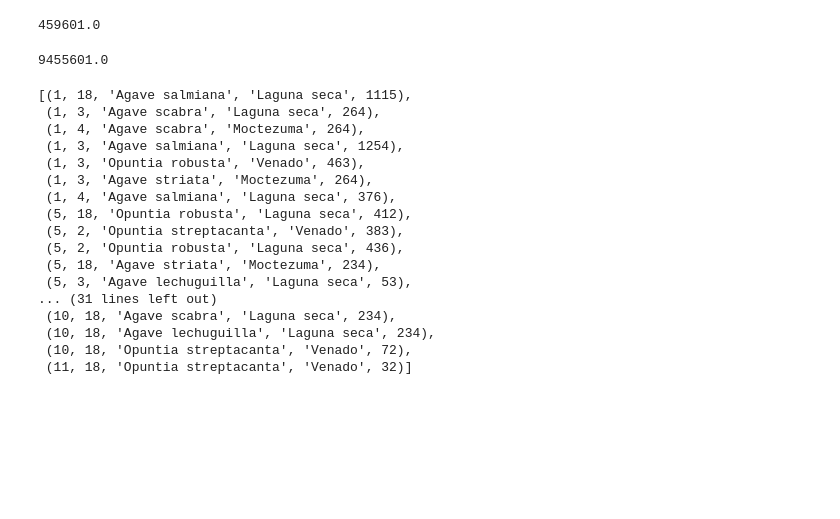
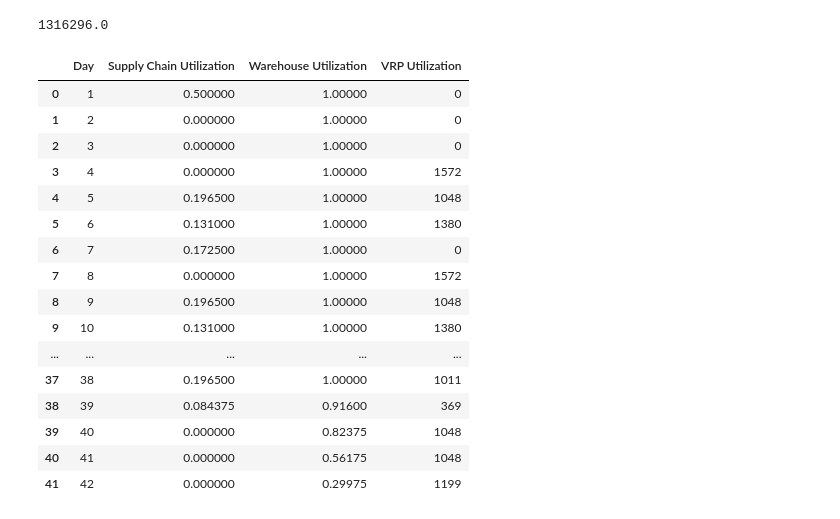
Before and after one commit to Racoo203/MA2008B, a Jupyter notebook: Reto/supply_chain_optimizer/main.ipynb, the cells around one changed output. Drawn from its saved outputs; the diff is of its cells as text; code cells hidden in the pictures; blank space fills up the shorter version.

```diff
--- a/Reto/supply_chain_optimizer/main.ipynb
+++ b/Reto/supply_chain_optimizer/main.ipynb
@@ -69,28 +72,4 @@ with open("./scheduling/vrp_actions.json", "w") as f:
-# %%
-sc_optimizer.scheduling_cost(best_solution)
-# %% [output]
-459601.0
-# %%
-best_cost
-# %% [output]
-9455601.0
-# %%
-best_solution
-# %% [output]
-[(1, 18, 'Agave salmiana', 'Laguna seca', 1115),
- (1, 3, 'Agave scabra', 'Laguna seca', 264),
- (1, 4, 'Agave scabra', 'Moctezuma', 264),
- (1, 3, 'Agave salmiana', 'Laguna seca', 1254),
- (1, 3, 'Opuntia robusta', 'Venado', 463),
- (1, 3, 'Agave striata', 'Moctezuma', 264),
- (1, 4, 'Agave salmiana', 'Laguna seca', 376),
- (5, 18, 'Opuntia robusta', 'Laguna seca', 412),
- (5, 2, 'Opuntia streptacanta', 'Venado', 383),
- (5, 2, 'Opuntia robusta', 'Laguna seca', 436),
- (5, 18, 'Agave striata', 'Moctezuma', 234),
- (5, 3, 'Agave lechuguilla', 'Laguna seca', 53),
-... (31 lines left out)
- (10, 18, 'Agave scabra', 'Laguna seca', 234),
- (10, 18, 'Agave lechuguilla', 'Laguna seca', 234),
- (10, 18, 'Opuntia streptacanta', 'Venado', 72),
- (11, 18, 'Opuntia streptacanta', 'Venado', 32)]
+# %%
+real_cost
+# %% [output]
+1316296.0
@@ -96,0 +84,20 @@ best_solution
+# %%
+utilization_df
+# %% [output]
+|  | Day | Supply Chain Utilization | Warehouse Utilization | VRP Utilization |
+| 0 | 1 | 0.500000 | 1.00000 | 0 |
+| 1 | 2 | 0.000000 | 1.00000 | 0 |
+| 2 | 3 | 0.000000 | 1.00000 | 0 |
+| 3 | 4 | 0.000000 | 1.00000 | 1572 |
+| 4 | 5 | 0.196500 | 1.00000 | 1048 |
+| 5 | 6 | 0.131000 | 1.00000 | 1380 |
+| 6 | 7 | 0.172500 | 1.00000 | 0 |
+| 7 | 8 | 0.000000 | 1.00000 | 1572 |
+| 8 | 9 | 0.196500 | 1.00000 | 1048 |
+| 9 | 10 | 0.131000 | 1.00000 | 1380 |
+| ... | ... | ... | ... | ... |
+| 37 | 38 | 0.196500 | 1.00000 | 1011 |
+| 38 | 39 | 0.084375 | 0.91600 | 369 |
+| 39 | 40 | 0.000000 | 0.82375 | 1048 |
+| 40 | 41 | 0.000000 | 0.56175 | 1048 |
+| 41 | 42 | 0.000000 | 0.29975 | 1199 |
```
Also changed, not shown: parts of 15 cells of this notebook, 12 other files.
